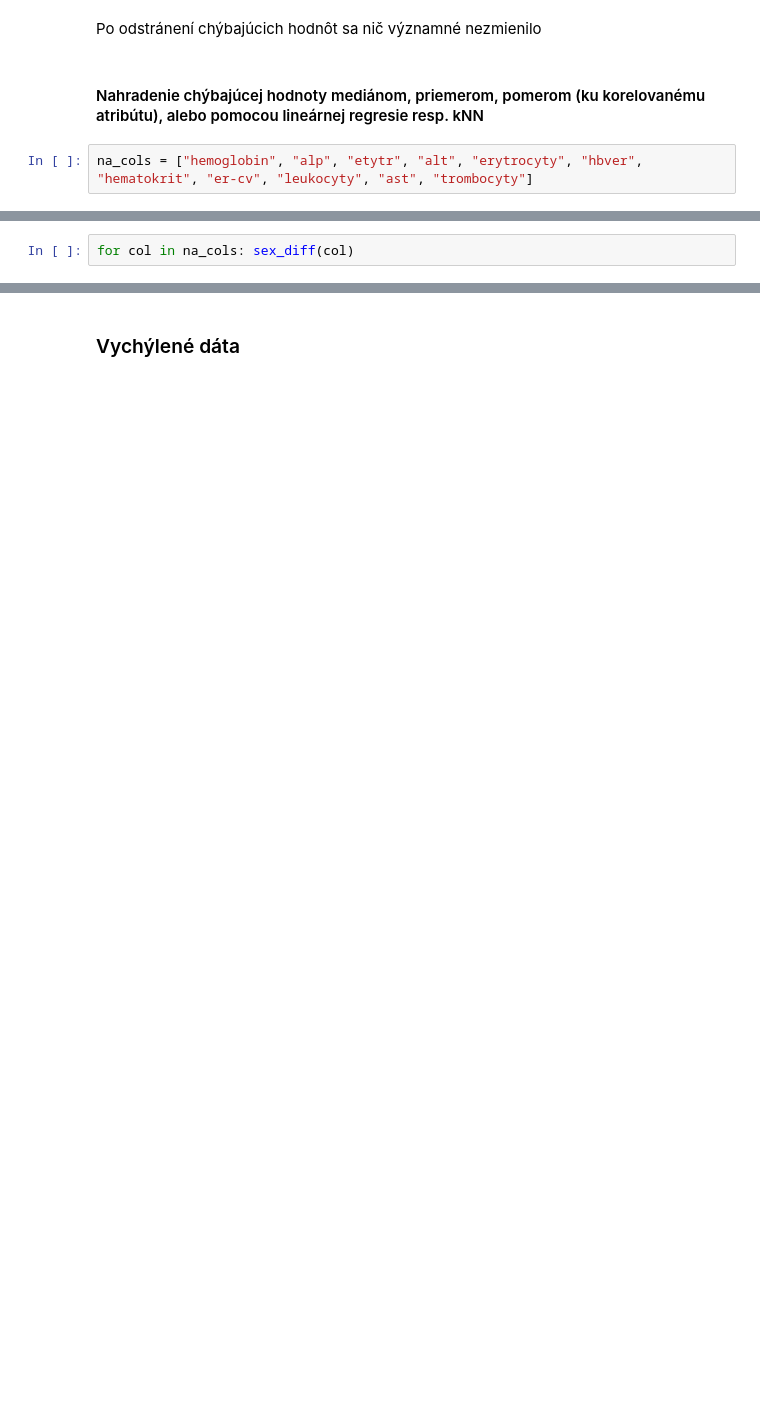
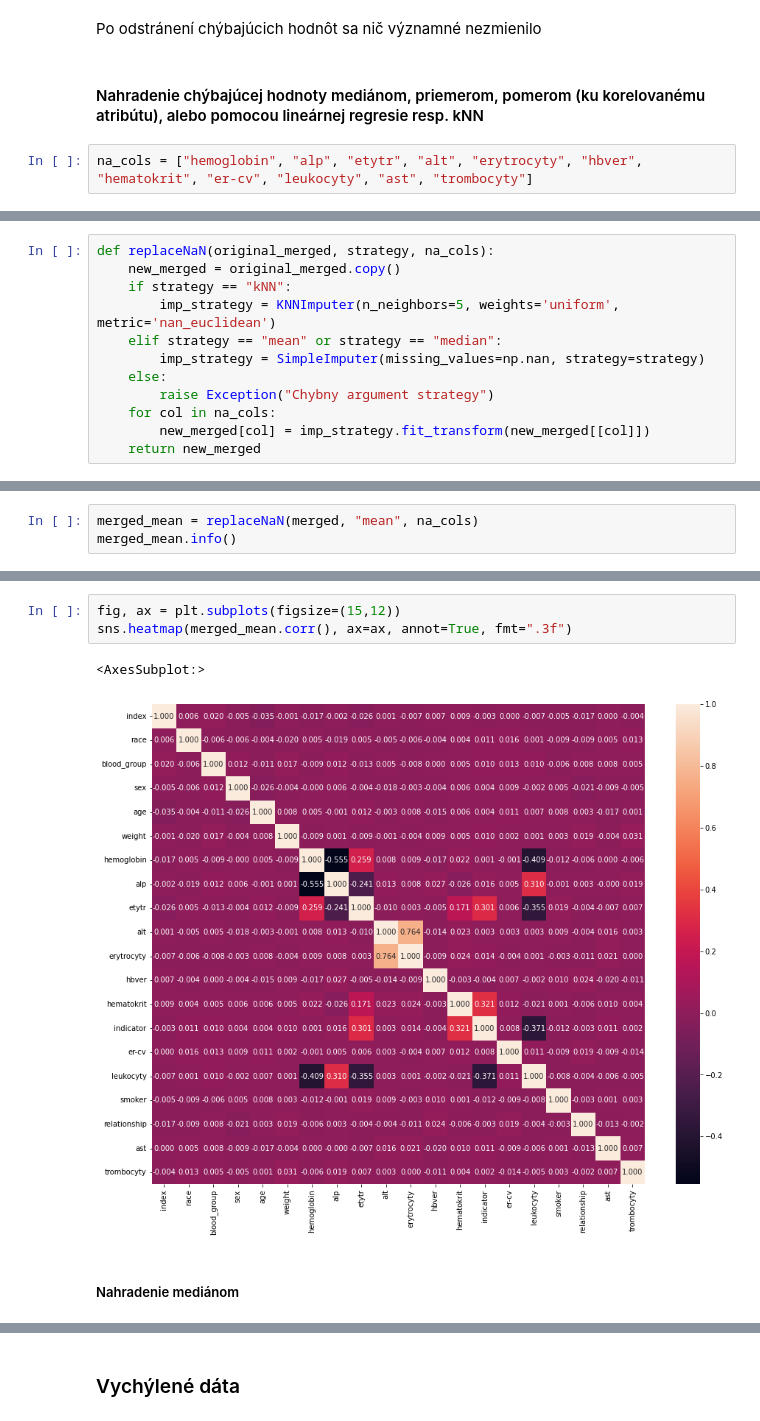
Before and after one commit to psmrecek/IAU-Projekt-ZS2021, a Jupyter notebook: Fáza 2 - Smreček.ipynb, the cells around one changed output, grey strips where cells are left out. Drawn from its saved outputs; the diff is of its cells as text; blank space fills up the shorter version.

```diff
--- a/Fáza 2 - Smreček.ipynb
+++ b/Fáza 2 - Smreček.ipynb
@@ -144,2 +170,0 @@ def sex_diff(col):
-# %%
-for col in na_cols: sex_diff(col)
@@ -168,0 +171,12 @@ TypeError: invalid type promotion
+# %%
+def replaceNaN(original_merged, strategy, na_cols):
+    new_merged = original_merged.copy()
+    if strategy == "kNN":
+        imp_strategy = KNNImputer(n_neighbors=5, weights='uniform', metric='nan_euclidean')
+    elif strategy == "mean" or strategy == "median":
+        imp_strategy = SimpleImputer(missing_values=np.nan, strategy=strategy)
+    else:
+        raise Exception("Chybny argument strategy")
+    for col in na_cols:
+        new_merged[col] = imp_strategy.fit_transform(new_merged[[col]])
+    return new_merged
@@ -168,0 +185,3 @@ TypeError: invalid type promotion
+# %%
+merged_mean = replaceNaN(merged, "mean", na_cols)
+merged_mean.info()
@@ -168,0 +206,8 @@ TypeError: invalid type promotion
+# %%
+fig, ax = plt.subplots(figsize=(15,12))
+sns.heatmap(merged_mean.corr(), ax=ax, annot=True, fmt=".3f")
+# %% [output]
+<AxesSubplot:>
+[figure, added]
+# %% [markdown]
+##### Nahradenie mediánom
```
Also changed, not shown: parts of 32 cells of this notebook.
